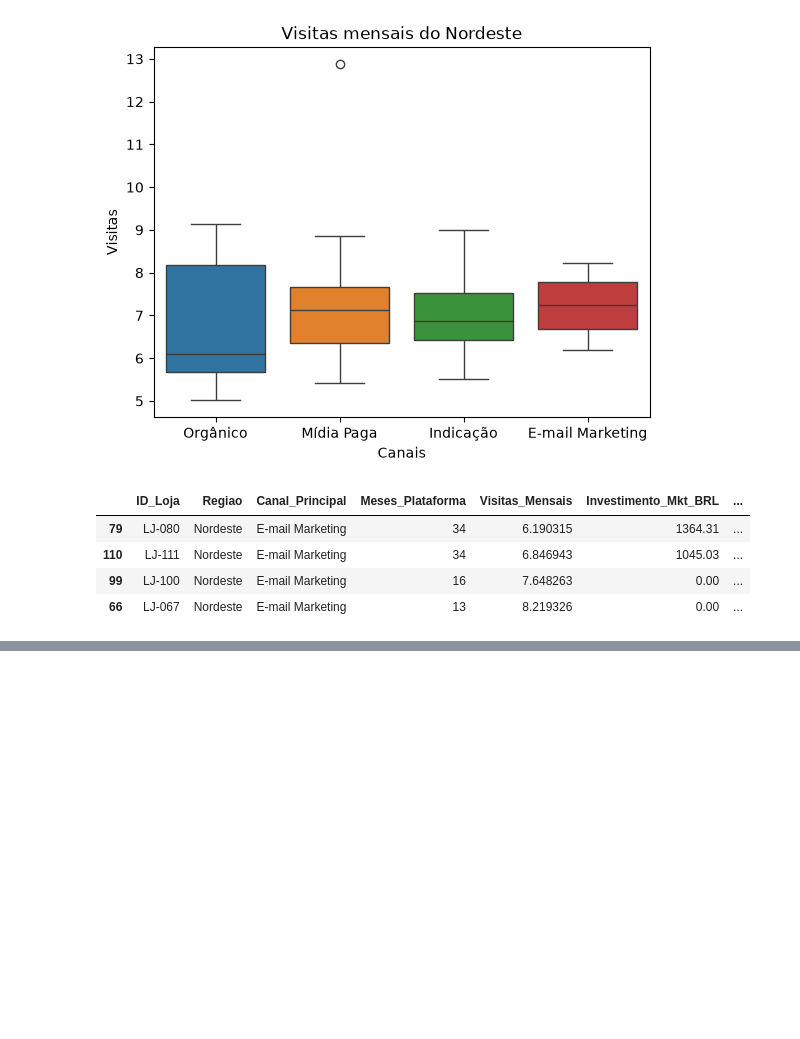
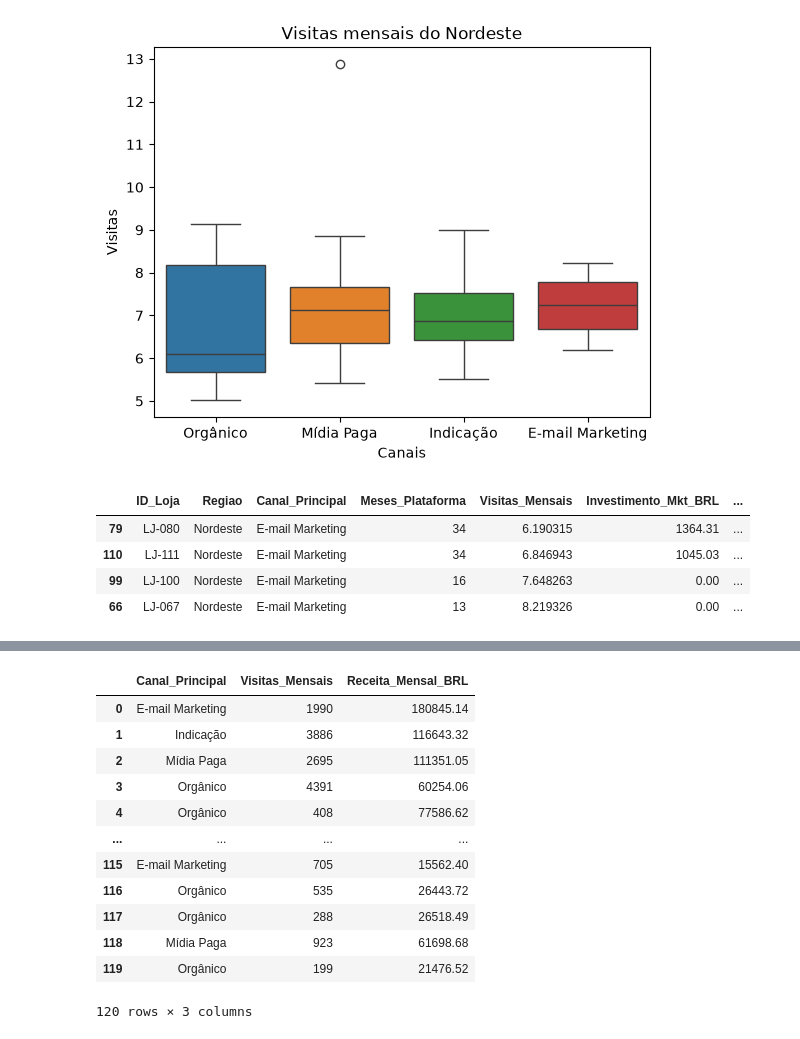
Before and after one commit to Fariu889/Data_Science_Senai, a Jupyter notebook: Logaritmico/Analise de dados.ipynb, the cells around one changed output, grey strips where cells are left out. Drawn from its saved outputs; the diff is of its cells as text; code cells hidden in the pictures; blank space fills up the shorter version.

```diff
--- a/Logaritmico/Analise de dados.ipynb
+++ b/Logaritmico/Analise de dados.ipynb
@@ -159,0 +160,18 @@ sns.lineplot(
+# %%
+prejuizo = tabela[["Canal_Principal", "Visitas_Mensais", "Receita_Mensal_BRL"]]
+
+prejuizo
+# %% [output]
+|  | Canal_Principal | Visitas_Mensais | Receita_Mensal_BRL |
+| 0 | E-mail Marketing | 1990 | 180845.14 |
+| 1 | Indicação | 3886 | 116643.32 |
+| 2 | Mídia Paga | 2695 | 111351.05 |
+| 3 | Orgânico | 4391 | 60254.06 |
+| 4 | Orgânico | 408 | 77586.62 |
+| ... | ... | ... | ... |
+| 115 | E-mail Marketing | 705 | 15562.40 |
+| 116 | Orgânico | 535 | 26443.72 |
+| 117 | Orgânico | 288 | 26518.49 |
+| 118 | Mídia Paga | 923 | 61698.68 |
+| 119 | Orgânico | 199 | 21476.52 |
+120 rows × 3 columns
```
Also changed, not shown: parts of 6 cells of this notebook.
